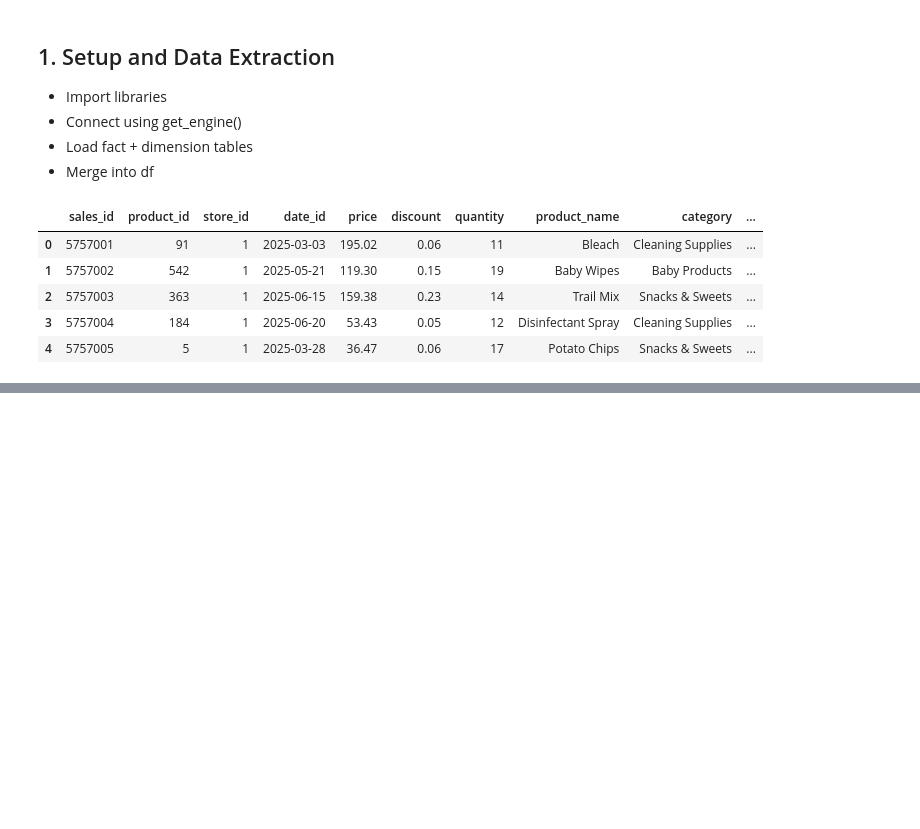
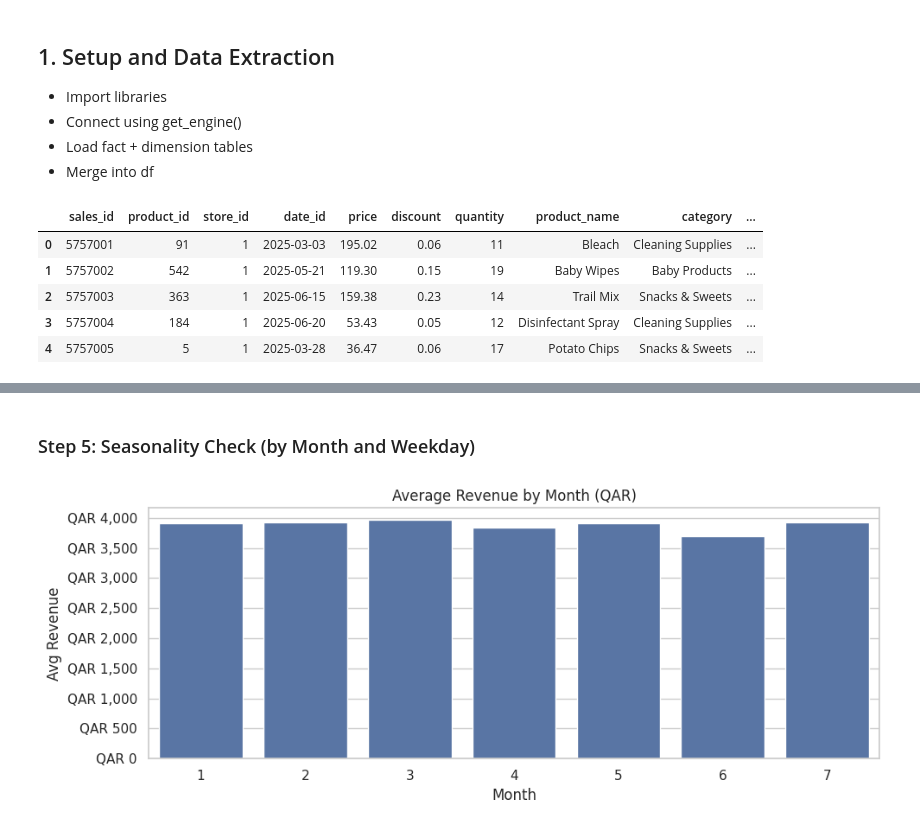
Before and after one commit to ifuzail/qatar-sales-forecasting, a Jupyter notebook: notebooks/sales_eda.ipynb, the cells around one changed output, grey strips where cells are left out. Drawn from its saved outputs; the diff is of its cells as text; code cells hidden in the pictures; blank space fills up the shorter version.

```diff
--- a/notebooks/sales_eda.ipynb
+++ b/notebooks/sales_eda.ipynb
@@ -53,0 +207,19 @@ df.head()
+# %% [markdown]
+### Step 5: Seasonality Check (by Month and Weekday)
+# %%
+# average revenue by month
+monthly_avg = df.groupby('month')['revenue'].mean().reset_index()
+
+plt.figure(figsize=(10, 4))
+ax = sns.barplot(data=monthly_avg, x='month', y='revenue')
+
+ax.yaxis.set_major_formatter(mtick.FuncFormatter(format_qatari_currency))
+
+
+plt.title("Average Revenue by Month (QAR)")
+plt.xlabel("Month")
+plt.ylabel("Avg Revenue")
+plt.tight_layout()
+plt.show()
+# %% [output]
+[figure, added]
```
Also changed, not shown: parts of 52 cells of this notebook, 2 other files.
